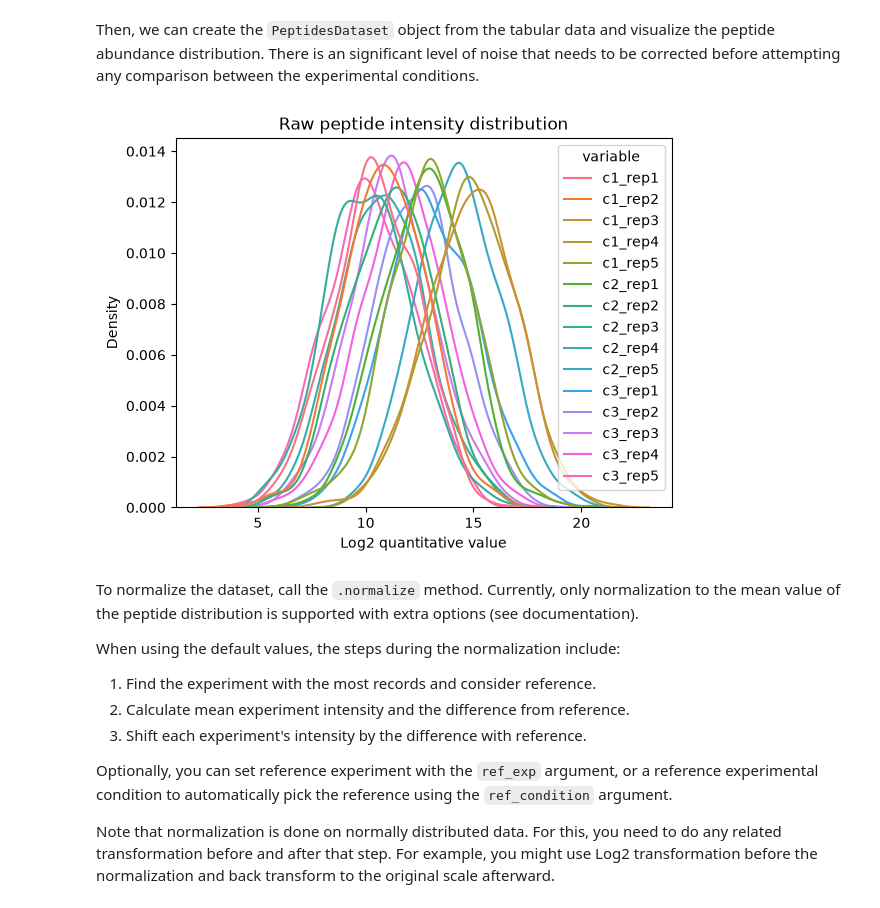
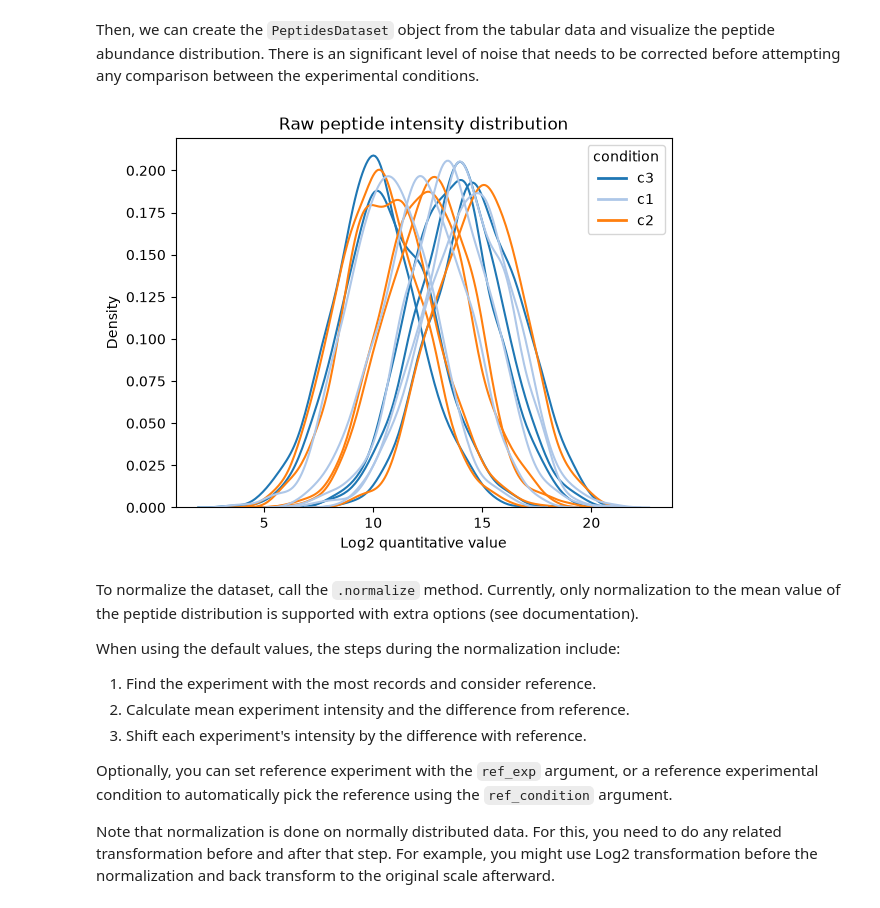
Before and after one commit to dialectos-ai/omicspylib, a Jupyter notebook: docs/notebooks/peptide-level-normalization-across-experiments.ipynb, the cells around one changed output. Saved outputs shown, nothing was run; the diff lists cells and outputs as text; code cells hidden in the pictures.

```diff
--- a/docs/notebooks/peptide-level-normalization-across-experiments.ipynb
+++ b/docs/notebooks/peptide-level-normalization-across-experiments.ipynb
@@ -40,29 +39,30 @@ data_df.head(2)
 # %% [markdown]
 Then, we can create the `PeptidesDataset` object from the tabular data and visualize the peptide abundance distribution. There is an significant level of noise that needs to be corrected before attempting any comparison between the experimental conditions.
-# %%
-config = {
-    # since we create a PeptidesDataset, id_col points to the peptide identifier column
-    'id_col': 'peptide_id',
-    # specify columns of the experimental conditions and their related experiments
-    'conditions': {
-        'c1': ['c1_rep1', 'c1_rep2', 'c1_rep3', 'c1_rep4', 'c1_rep5'],
-        'c2': ['c2_rep1', 'c2_rep2', 'c2_rep3', 'c2_rep4', 'c2_rep5'],
-        'c3': ['c3_rep1', 'c3_rep2', 'c3_rep3', 'c3_rep4', 'c3_rep5'],
-    },
-    # specify the column name of the protein identifier, so that you can calculate protein abundance values in the end
-    'protein_id_col': 'protein_id',
-}
-raw_pept_dset = PeptidesDataset.from_df(data_df, **config)
-
-plot_density(
-    dataset=raw_pept_dset,
-    log_transform=True,
-    xlabel='Log2 quantitative value',
-    ylabel='Density',
-    title='Raw peptide intensity distribution')
-plt.show()
-# %% [output]
-[figure, removed]
+# %%
+config = {
+    # since we create a PeptidesDataset, id_col points to the peptide identifier column
+    'id_col': 'peptide_id',
+    # specify columns of the experimental conditions and their related experiments
+    'conditions': {
+        'c1': ['c1_rep1', 'c1_rep2', 'c1_rep3', 'c1_rep4', 'c1_rep5'],
+        'c2': ['c2_rep1', 'c2_rep2', 'c2_rep3', 'c2_rep4', 'c2_rep5'],
+        'c3': ['c3_rep1', 'c3_rep2', 'c3_rep3', 'c3_rep4', 'c3_rep5'],
+    },
+    # specify the column name of the protein identifier, so that you can calculate protein abundance values in the end
+    'protein_id_col': 'protein_id',
+}
+raw_pept_dset = PeptidesDataset.from_df(data_df, **config)
+
+plot_density(
+    dataset=raw_pept_dset,
+    log_transform=True,
+    color_by_group=True,
+    xlabel='Log2 quantitative value',
+    ylabel='Density',
+    title='Raw peptide intensity distribution')
+plt.show()
+# %% [output]
+[figure, added]
 # %% [markdown]
 To normalize the dataset, call the `.normalize` method.
 Currently, only normalization to the mean value of the peptide distribution is supported with extra options (see documentation).
```
Also changed, not shown: parts of 6 cells of this notebook, 11 other files.
